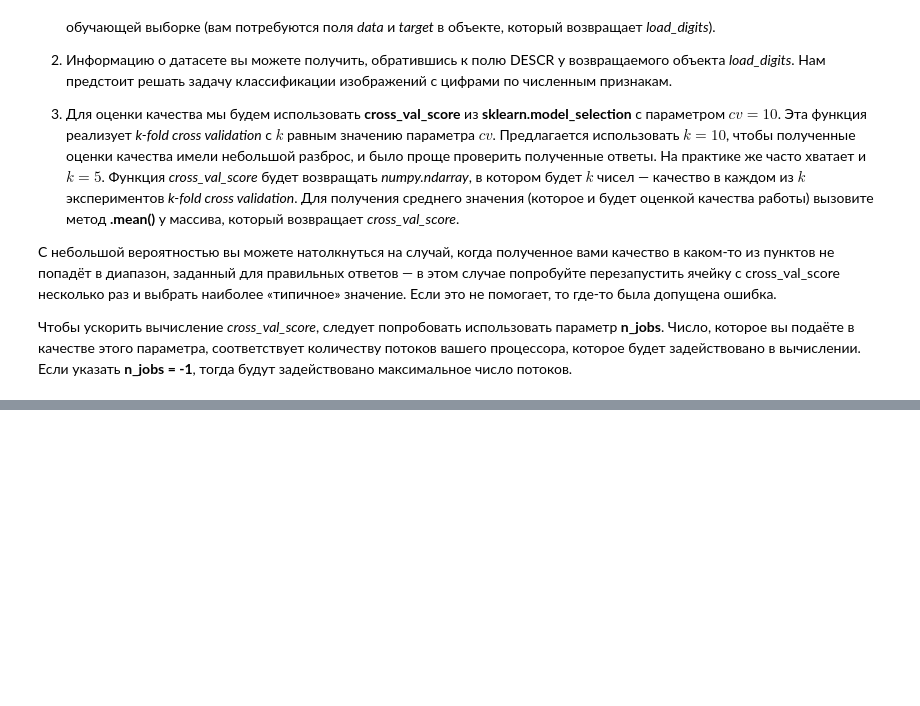
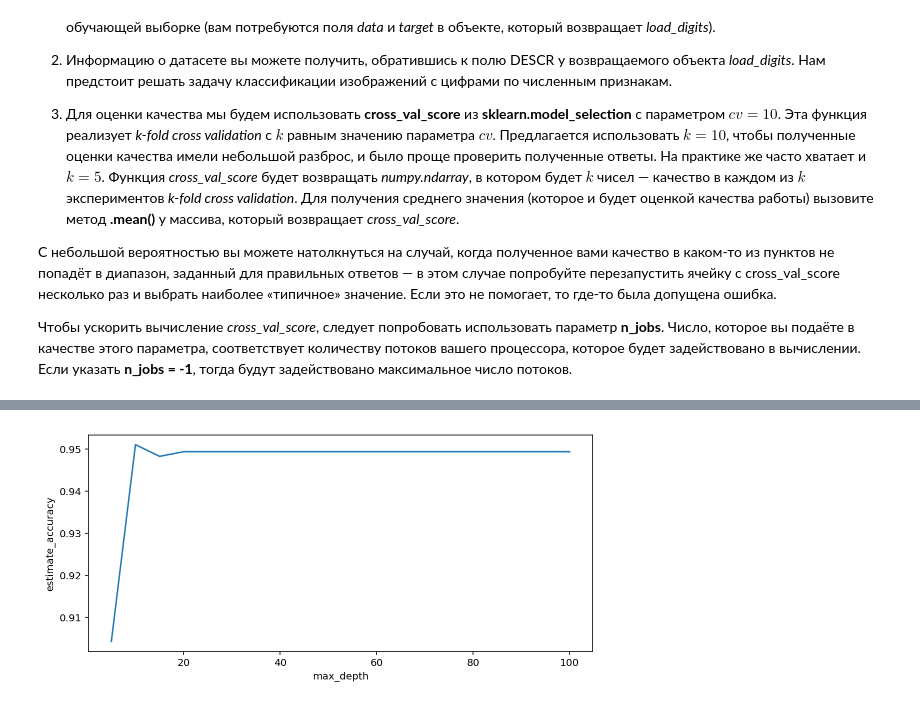
Before and after one commit to EmlAldr/SkillFactory, a Jupyter notebook: home_work/TestNote_22_ML_5_Решающие_деревья.ipynb, the cells around one changed output, grey strips where cells are left out. Saved outputs shown, nothing was run; the diff lists cells and outputs as text; code cells hidden in the pictures; blank space fills up the shorter version.

```diff
--- a/home_work/TestNote_22_ML_5_Решающие_деревья.ipynb
+++ b/home_work/TestNote_22_ML_5_Решающие_деревья.ipynb
@@ -818,0 +978,13 @@ def plot_predictions(X, y, clf, proba=False, points_size=7, xlabel='x', ylabel='
+# %%
+max_depth_xx = []
+max_depth_yy = []
+
+for i in range(5, 101, 5):
+    max_depth_xx.append(i)
+    max_depth_yy.append(test_random_forest(max_depth=i))
+
+plot_test_random_forest(np.array(max_depth_xx),
+                        np.array(max_depth_yy),
+                        'max_depth')
+# %% [output]
+[figure, added]
```
Also changed, not shown: parts of 20 cells of this notebook, 6 other files.
